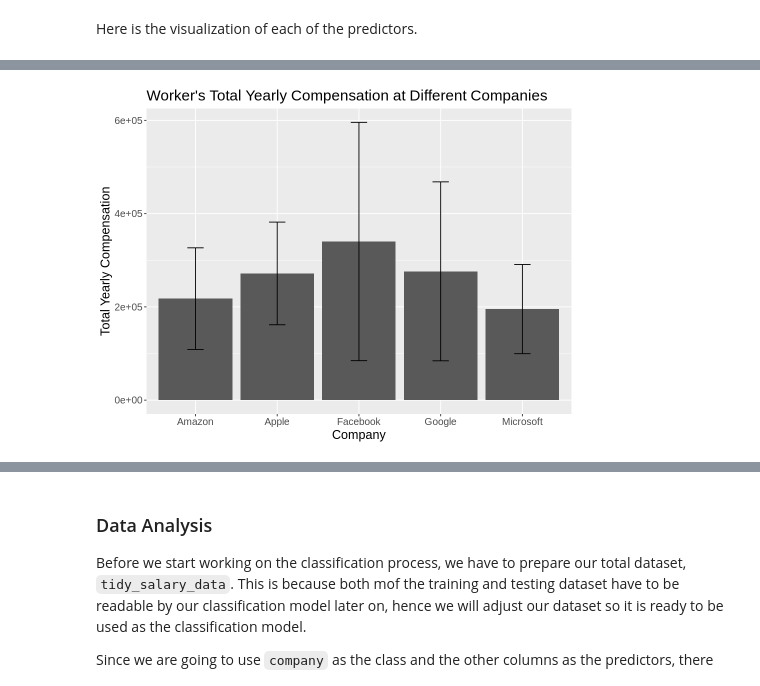
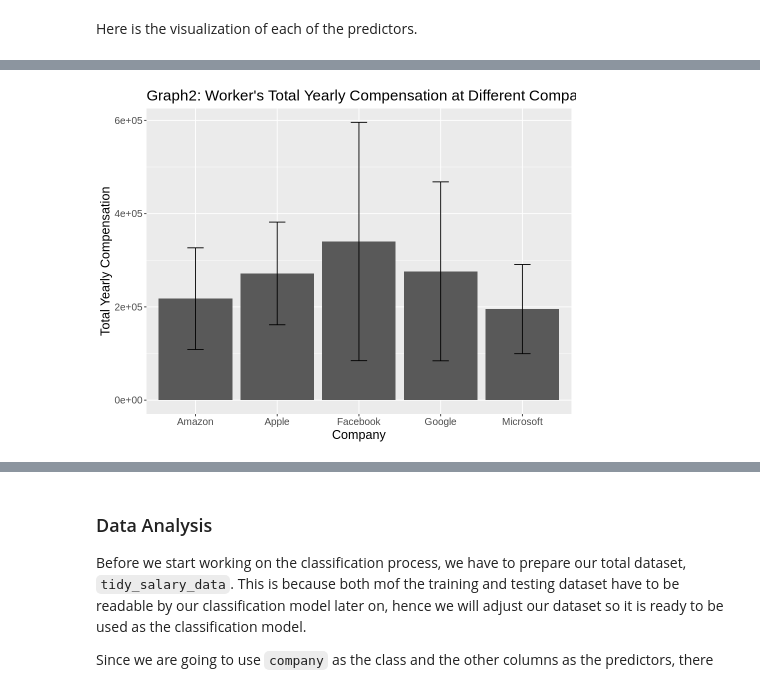
Before and after one commit to EdrickBelmiro/CareerPredictorDSCI100, a Jupyter notebook: Report Group19.ipynb, the cells around one changed output, grey strips where cells are left out. Drawn from its saved outputs; the diff is of its cells as text; code cells hidden in the pictures.

```diff
--- a/Report Group19.ipynb
+++ b/Report Group19.ipynb
@@ -252,14 +254,14 @@ yoe_vis_bar
 # %%
 options(repr.plot.width = 8, repr.plot.height = 6)
 data_for_vis_tyc <- data_train |> group_by(company) |>
                 summarize(mean_tyc=mean(totalyearlycompensation), sd_tyc=sd(totalyearlycompensation))
 #data_for_vis_tyc
 tyc_vis_bar <-  data_for_vis_tyc |>
                 ggplot(aes(x=company, y=mean_tyc)) +
                 geom_bar(stat="identity") +
                 geom_errorbar(aes(x=company, ymin=mean_tyc-sd_tyc,ymax=mean_tyc+sd_tyc, width=.2)) +
-                labs(title="Worker's Total Yearly Compensation at Different Companies", x="Company", y="Total Yearly Compensation") +
+                labs(title="Graph2: Worker's Total Yearly Compensation at Different Companies", x="Company", y="Total Yearly Compensation") +
                 theme(text = element_text(size=15))
 tyc_vis_bar
 # %% [output]
-[figure, old version]
+[figure, new version]
```
Also changed, not shown: parts of 15 cells of this notebook.
